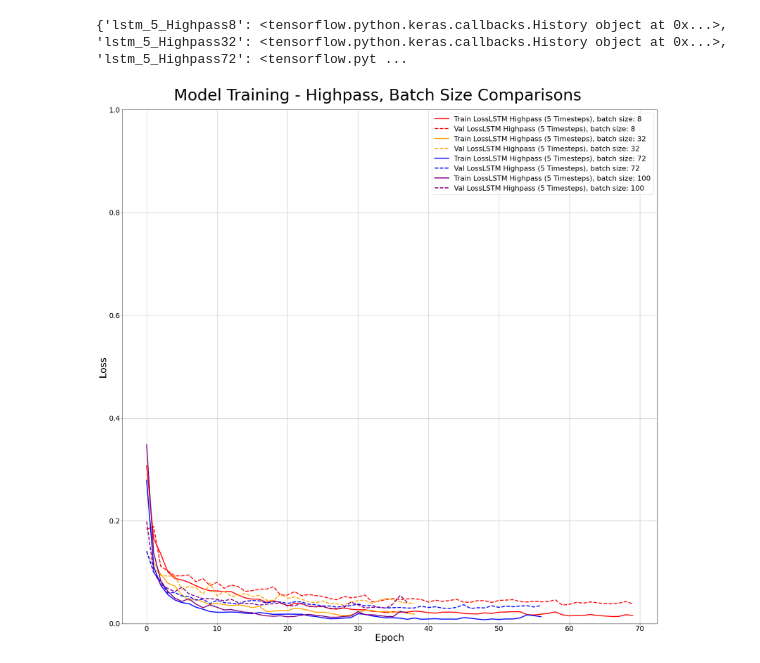
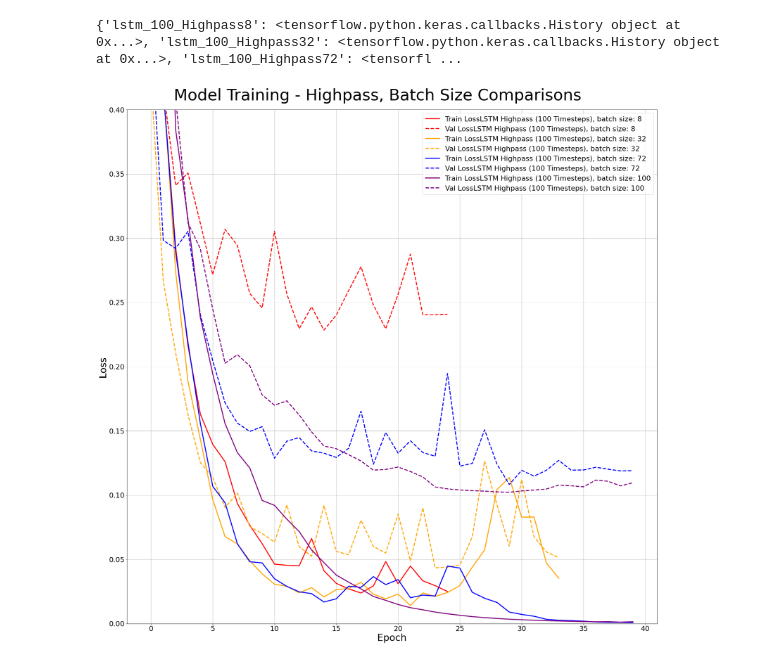
Before and after one commit to epic-research-group/das-to-discharge, a Jupyter notebook: window_size_comparisons.ipynb, the cells around one changed output. Cells and saved outputs as stored; diff of their text form; code cells hidden in the pictures.

Commit message:
Updates to hyper parameterization and tuning, also adding plotting.

```diff
--- a/window_size_comparisons.ipynb
+++ b/window_size_comparisons.ipynb
@@ -24,7 +24,7 @@ performance = {}
 
 #window_width = [1,2,5, 200]
 #window_width = [350, 400, 450, 500]
-window_width = 5
+window_width = 100
 batch_num = [8,32,72,100]
 
 
@@ -82,29 +82,29 @@ Epoch 38/100
 # %%
 print(history)
 # %% [output]
-{'lstm_5_Highpass8': <tensorflow.python.keras.callbacks.History object at 0x...>, 'lstm_5_Highpass32': <tensorflow.python.keras.callbacks.History object at 0x...>, 'lstm_5_Highpass72': <tensorflow.pyt ...
+{'lstm_100_Highpass8': <tensorflow.python.keras.callbacks.History object at 0x...>, 'lstm_100_Highpass32': <tensorflow.python.keras.callbacks.History object at 0x...>, 'lstm_100_Highpass72': <tensorfl ...
 # %%
 colors =['red', 'orange', 'blue', 'purple']
 fig, ax = plt.subplots(figsize=(25,25))
 for hist, legend, c in zip(('lstm_'+str(window_width)+'_Highpass'+str(batch_num[0]),'lstm_'+str(window_width)+'_Highpass'+str(batch_num[1]),'lstm_'+str(window_width)+'_Highpass'+str(batch_num[2]), 'lstm_'+str(window_width)+'_Highpass'+str(batch_num[3])),
                             ('LSTM Highpass ('+str(window_width)+' Timesteps), batch size: '+str(batch_num[0]),'LSTM Highpass ('+str(window_width)+' Timesteps), batch size: '+str(batch_num[1]),'LSTM Highpass ('+str(window_width)+' Timesteps), batch size: '+str(batch_num[2]),'LSTM Highpass ('+str(window_width)+' Timesteps), batch size: '+str(batch_num[3])),
                           colors):
 
     ax.plot(history[hist].history['loss'], label='Train Loss'+legend,linewidth=3, c=c)
     ax.plot(history[hist].history['val_loss'], label='Val Loss'+legend,linewidth=3, ls='--', c=c)
 
 fig.patch.set_facecolor('white')
 ax.set_ylabel('Loss', size=30)
 ax.set_xlabel('Epoch', size=30)
-ax.set_ylim((0, 1))
+ax.set_ylim((0, .4))
 ax.grid()
 ax.legend()
 fig.suptitle('Model Training - Highpass, Batch Size Comparisons', fontsize = 50)
 
 plt.tight_layout()
 plt.show()
 # %% [output]
-[figure, old version]
+[figure, new version]
 # %%
 #plt.imshow(multi_step_window_shuffled.train_channels_normed[1][0],aspect='auto', vmin = -2, vmax=2)
 # %%
```
Also changed, not shown: parts of 27 cells of this notebook, 2 other files.
